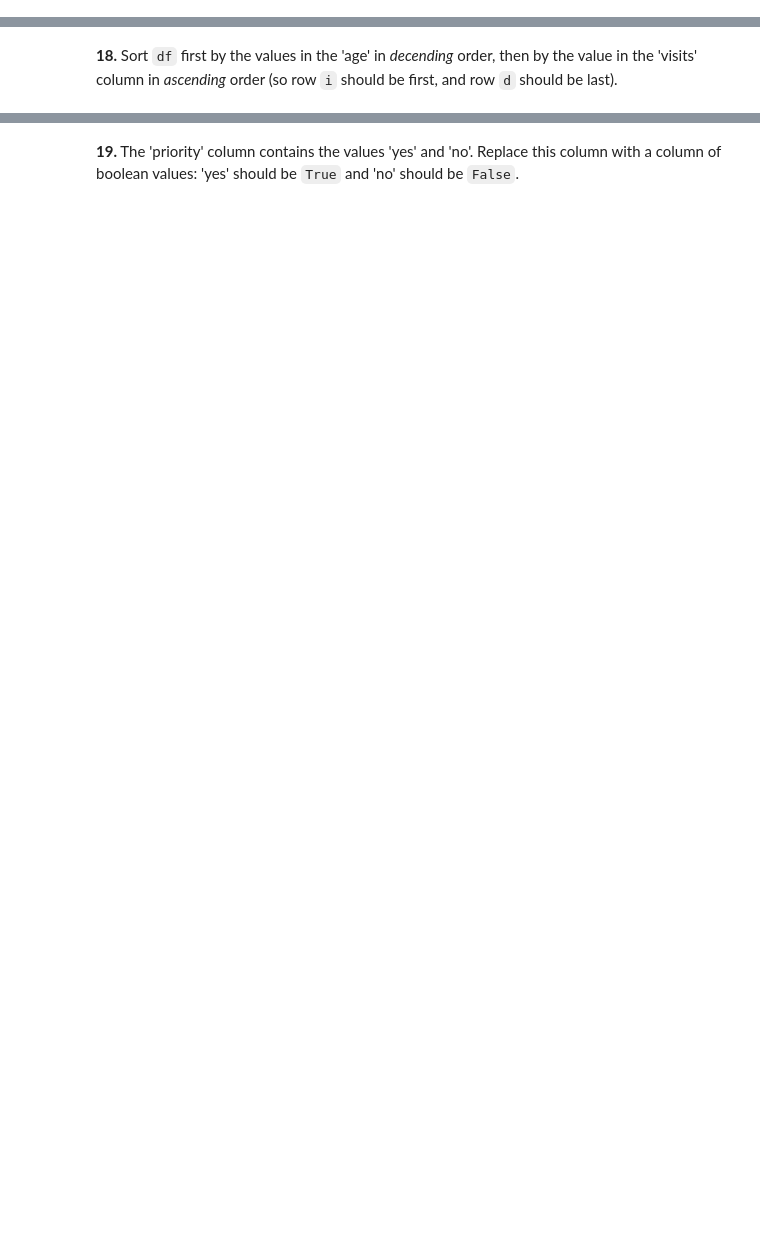
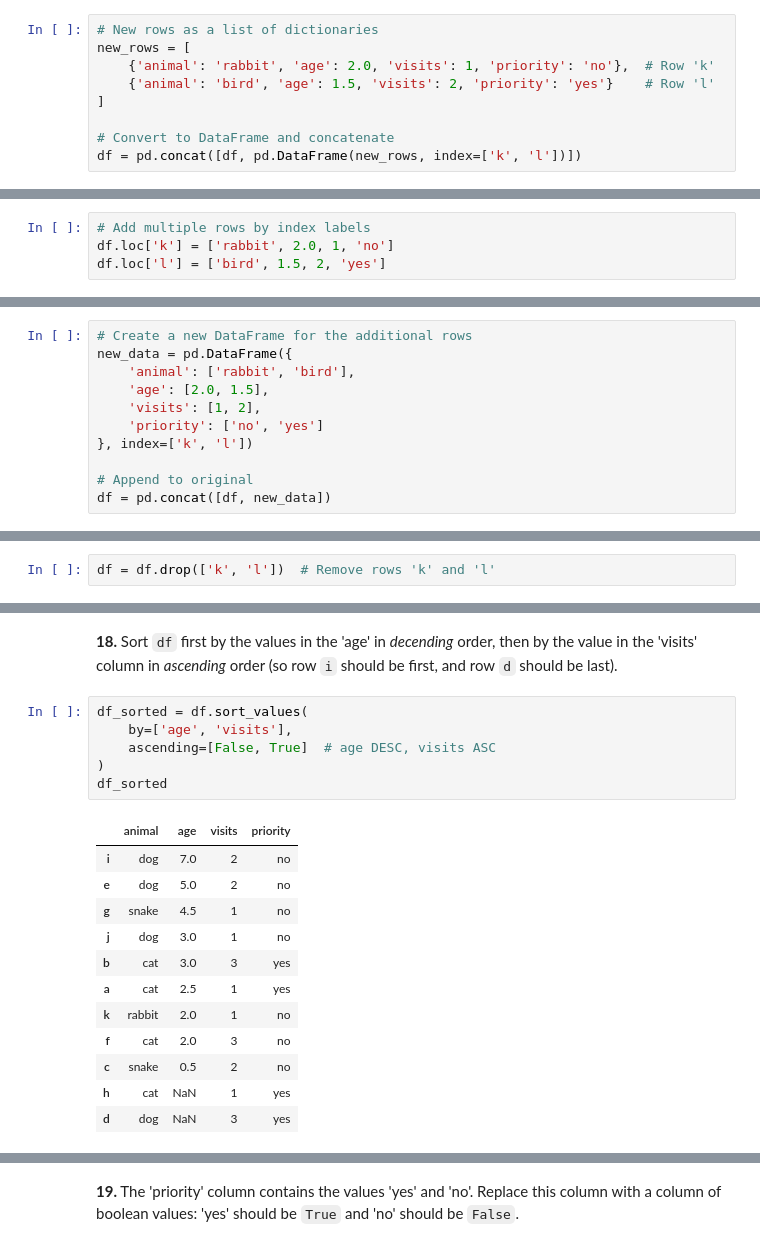
Before and after one commit to xshlc/100-pandas-puzzles, a Jupyter notebook: 100-pandas-puzzles.ipynb, the cells around one changed output, grey strips where cells are left out. Saved outputs shown, nothing was run; the diff lists cells and outputs as text; blank space fills up the shorter version.

```diff
--- a/100-pandas-puzzles.ipynb
+++ b/100-pandas-puzzles.ipynb
@@ -740,0 +779,9 @@ Name: age, dtype: float64
+# %%
+# New rows as a list of dictionaries
+new_rows = [
+    {'animal': 'rabbit', 'age': 2.0, 'visits': 1, 'priority': 'no'},  # Row 'k'
+    {'animal': 'bird', 'age': 1.5, 'visits': 2, 'priority': 'yes'}    # Row 'l'
+]
+
+# Convert to DataFrame and concatenate
+df = pd.concat([df, pd.DataFrame(new_rows, index=['k', 'l'])])
@@ -740,0 +790,4 @@ Name: age, dtype: float64
+# %%
+# Add multiple rows by index labels
+df.loc['k'] = ['rabbit', 2.0, 1, 'no']
+df.loc['l'] = ['bird', 1.5, 2, 'yes']
@@ -740,0 +796,11 @@ Name: age, dtype: float64
+# %%
+# Create a new DataFrame for the additional rows
+new_data = pd.DataFrame({
+    'animal': ['rabbit', 'bird'],
+    'age': [2.0, 1.5],
+    'visits': [1, 2],
+    'priority': ['no', 'yes']
+}, index=['k', 'l'])
+
+# Append to original
+df = pd.concat([df, new_data])
@@ -740,0 +834,2 @@ Name: age, dtype: float64
+# %%
+df = df.drop(['k', 'l'])  # Remove rows 'k' and 'l'
@@ -743,2 +1233,21 @@ Name: age, dtype: float64
 # %% [markdown]
 **18.** Sort `df` first by the values in the 'age' in *decending* order, then by the value in the 'visits' column in *ascending* order (so row `i` should be first, and row `d` should be last).
+# %%
+df_sorted = df.sort_values(
+    by=['age', 'visits'],
+    ascending=[False, True]  # age DESC, visits ASC
+)
+df_sorted
+# %% [output]
+|  | animal | age | visits | priority |
+| i | dog | 7.0 | 2 | no |
+| e | dog | 5.0 | 2 | no |
+| g | snake | 4.5 | 1 | no |
+| j | dog | 3.0 | 1 | no |
+| b | cat | 3.0 | 3 | yes |
+| a | cat | 2.5 | 1 | yes |
+| k | rabbit | 2.0 | 1 | no |
+| f | cat | 2.0 | 3 | no |
+| c | snake | 0.5 | 2 | no |
+| h | cat | NaN | 1 | yes |
+| d | dog | NaN | 3 | yes |
```
Also changed, not shown: parts of 36 cells of this notebook.
